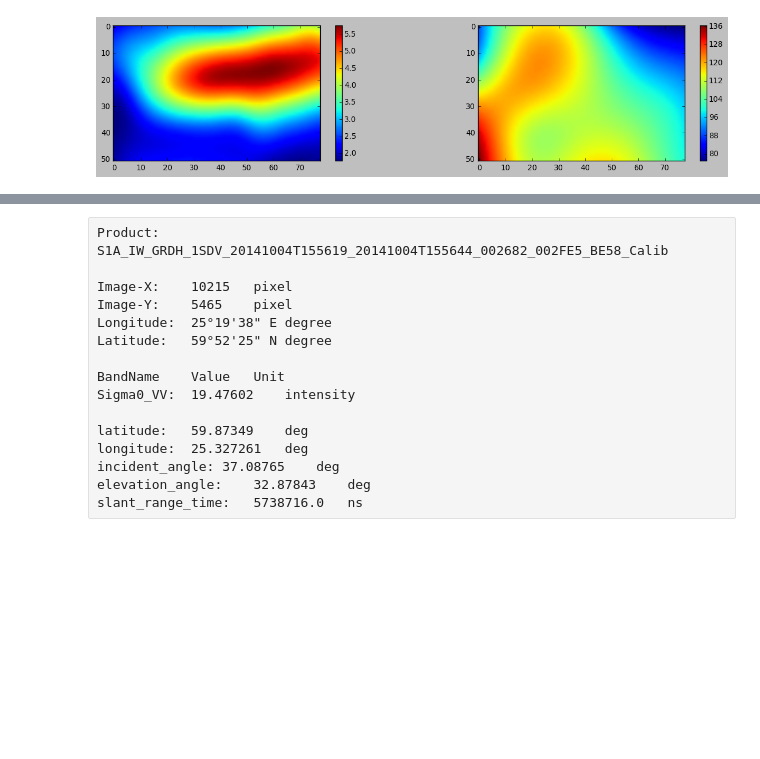
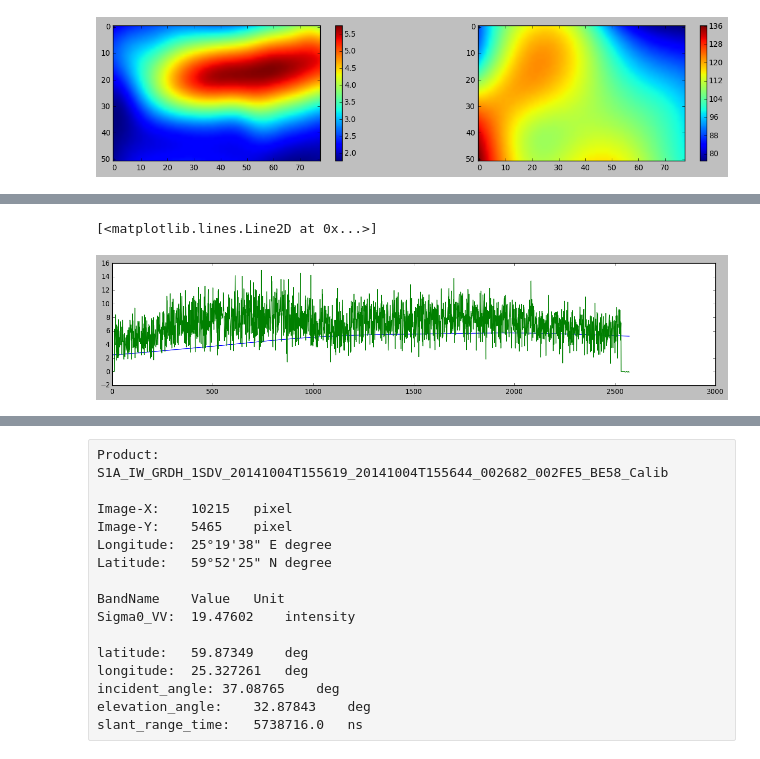
Before and after one commit to magican/PySOL, a Jupyter notebook: notebooks/Sentinel-1/0.0.0.Sentinel-1_sar_test.ipynb, the cells around one changed output, grey strips where cells are left out. Saved outputs shown, nothing was run; the diff lists cells and outputs as text; code cells hidden in the pictures; blank space fills up the shorter version.

```diff
--- a/notebooks/Sentinel-1/0.0.0.Sentinel-1_sar_test.ipynb
+++ b/notebooks/Sentinel-1/0.0.0.Sentinel-1_sar_test.ipynb
@@ -544,18 +581,26 @@ bearing_2 = imresize(bearing, raw_counts.shape)
 # %%
-# Wind Speed
+# # Wind Speed
 
-# the C-2PO (C-band Cross-Polarized Ocean) model
-# B. Zhang and W. Perrie, Cross-polarized synthetic aperture radar:
-# A new potential measurement technique for hurricanes, Bull. Amer. Meteor. Soc., pp. 531-541, 2012.
-if 'vh' in polarization:
-    windSpeed['vh'] = (sigma0w['vh'] + 35.652)/0.58
-if 'hv' in polarization:
-    windSpeed['hv'] = (sigma0w['hv'] + 35.652)/0.58
+# windSpeed = {}
 
-# convert the signal measured in HH into VV polarization before using a GMF from the CMOD family
-if 'hh' in polarization:
-    alpha=1 # for Sentinel Toolbox alpha=1, initially it was 0.6
-    sigma0w['hh2vv'] = sigma0w['hh']*(1+2*tan(incidenceAngle_2['hh'])**2)**2/(1+alpha*tan(incidenceAngle_2['hh'])**2)**2
+# # the C-2PO (C-band Cross-Polarized Ocean) model
+# # B. Zhang and W. Perrie, Cross-polarized synthetic aperture radar:
+# # A new potential measurement technique for hurricanes, Bull. Amer. Meteor. Soc., pp. 531-541, 2012.
+# if 'vh' in polarization:
+#     windSpeed['vh'] = (10*log10(sigma0w['vh']) + 35.652)/0.58
+# if 'hv' in polarization:
+#     windSpeed['hv'] = (10*log10(sigma0w['hv']) + 35.652)/0.58
+
+# # convert the signal measured in HH into VV polarization before using a GMF from the CMOD family
+# if 'hh' in polarization:
+#     alpha=1 # for Sentinel Toolbox alpha=1, initially it was 0.6
+#     sigma0w['hh2vv'] = sigma0w['hh']*(1+2*tan(incidenceAngle_2['hh'])**2)**2/(1+alpha*tan(incidenceAngle_2['hh'])**2)**2
+
+# plt.close('all')
+# plt.figure(figsize=(16,16/3*double(sigma0w[polarization[0]].shape[0])/double(sigma0w[polarization[0]].shape[1])))
+# plt.imshow(windSpeed['vh'][::33,::33], vmin=0, vmax=20)
+# plt.jet()
+# plt.colorbar()
 # %%
 #NB! WINDDIR = 0 WHEN WIND BLOWS TOWARDS RADAR!
 wind_dir_model_swath_rel = 90 + bearing_2 - wind_dir_model_swath
@@ -568,3 +620,11 @@ except Exception:
+# %%
+plt.close('all')
+plt.figure(figsize=(16,16/3*double(sigma0w[polarization[0]].shape[0])/double(sigma0w[polarization[0]].shape[1])))
+plt.plot(wind_speed_model_swath[500,:])
+plt.plot(wind_speed_asar[500,:])
+# %% [output]
+[<matplotlib.lines.Line2D at 0x...>]
+[figure, added]
 # %%
 plt.close('all')
 plt.figure(figsize=(16,16/3*double(sigma0w[polarization[0]].shape[0])/double(sigma0w[polarization[0]].shape[1])))
```
Also changed, not shown: parts of 19 cells of this notebook, 2 other files.
